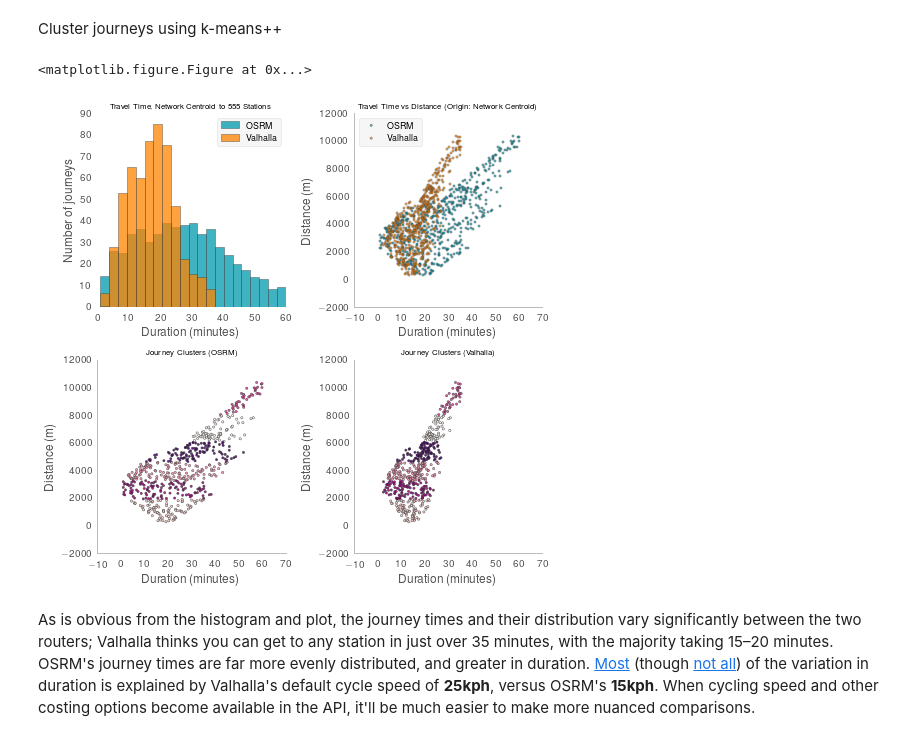
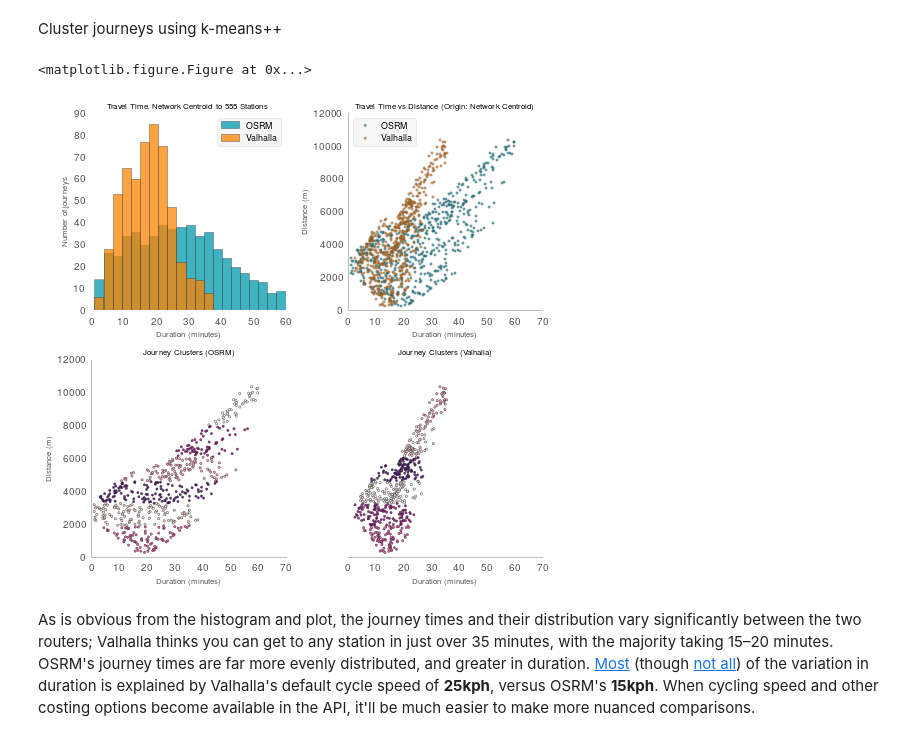
Before and after one commit to urschrei/router_comparison, a Jupyter notebook: OSRM_vs_Valhalla.ipynb, the cells around one changed output. Saved outputs shown, nothing was run; the diff lists cells and outputs as text; code cells hidden in the pictures.

Commit message:
Slightly nicer plot. Maybe.

```diff
--- a/OSRM_vs_Valhalla.ipynb
+++ b/OSRM_vs_Valhalla.ipynb
@@ -95,9 +95,10 @@ centroids_valhalla = kmeans_valhalla.cluster_centers_
 # numrows, numcolumns, plot number (specify in row, column order)
 dotsize = 5.
 linewidth = .5
+fontsize=8
 
 plt.clf()
-fig = plt.figure(figsize=(14, 12.8))
+fig = plt.figure(figsize=(7.28, 7.))
 
 # Left-hand plot
 ax = fig.add_subplot(221, axisbg='w', frame_on=False)
@@ -114,8 +115,8 @@ plt.title(
     fontsize=8
 )
 
-ax.set_xlabel('Duration (minutes)')
-ax.set_ylabel('Number of journeys')
+ax.set_xlabel('Duration (minutes)', fontsize=fontsize)
+ax.set_ylabel('Number of journeys', fontsize=fontsize)
 leg = ax.legend(['OSRM', 'Valhalla'], fontsize=9)
 leg.get_frame().set_alpha(0.5)
 ax.grid(b=False)
@@ -157,11 +158,13 @@ plt.title(
     fontsize=8
 )
 
-ax2.set_xlabel('Duration (minutes)')
-ax2.set_ylabel('Distance (m)')
+ax2.set_xlabel('Duration (minutes)', fontsize=fontsize)
+ax2.set_ylabel('Distance (m)', fontsize=fontsize)
 ax2.grid(b=False)
 ax2.spines['top'].set_visible(False)
 ax2.spines['right'].set_visible(False)
+ax2.set_xlim(0, 70)
+ax2.set_ylim(0, 12000)
 
 # Bottom left-hand plot
 ax3 = fig.add_subplot(223, axisbg='w', frame_on=True)
@@ -183,11 +186,13 @@ plt.title(
     fontsize=8
 )
 
-ax3.set_xlabel('Duration (minutes)')
-ax3.set_ylabel('Distance (m)')
+ax3.set_xlabel('Duration (minutes)', fontsize=fontsize)
+ax3.set_ylabel('Distance (m)', fontsize=fontsize)
 ax3.grid(b=False)
 ax3.spines['top'].set_visible(False)
 ax3.spines['right'].set_visible(False)
+ax3.set_xlim(0, 70)
+ax3.set_ylim(0, 12000)
 
 # Botom right-hand plot
 ax4 = fig.add_subplot(224, axisbg='w', frame_on=True)
@@ -199,38 +204,40 @@ valhalla_cluster = plt.scatter(
     marker='o',
     color="#ff8300",
     cmap='RdPu',
     edgecolor='#333333',
     lw=linewidth,
     s=dotsize,
     alpha=0.85)
 
-ax4.set_xlim(-10, 70)
+ax4.set_xlim(0, 70)
+ax4.set_ylim(0, 12000)
 plt.title(
     "Journey Clusters (Valhalla)",
     fontsize=8
 )
 
-ax4.set_xlabel('Duration (minutes)')
-ax4.set_ylabel('Distance (m)')
+ax4.set_xlabel('Duration (minutes)', fontsize=fontsize)
+# ax4.set_ylabel('Distance (m)', fontsize=fontsize)
+ax4.set_yticklabels([])
 ax4.grid(b=False)
 ax4.spines['top'].set_visible(False)
 ax4.spines['right'].set_visible(False)
+ax4.spines['left'].set_visible(False)
 
 # Save etc
-fig.set_size_inches(7.28, 7)
 plt.tight_layout()
 plt.savefig(
     'combined.png',
     format="png",
     bbox_inches='tight',
     alpha=True,
     transparent=True,
     dpi=300)
 
 plt.show()
 # %% [output]
 <matplotlib.figure.Figure at 0x...>
-[figure, old version]
+[figure, new version]
 # %% [markdown]
 As is obvious from the histogram and plot, the journey times and their distribution vary significantly between the two routers; Valhalla thinks you can get to any station in just over 35 minutes, with the majority taking 15–20 minutes. OSRM's journey times are far more evenly distributed, and greater in duration. [Most](https://twitter.com/mapzen/status/626080158890479620) (though [not all](https://twitter.com/mapzen/status/626083924192690176)) of the variation in duration is explained by Valhalla's default cycle speed of **25kph**, versus OSRM's **15kph**. When cycling speed and other costing options become available in the API, it'll be much easier to make more nuanced comparisons.
 # %%
```
Also changed, not shown: parts of 1 cell of this notebook, 1 other file.
